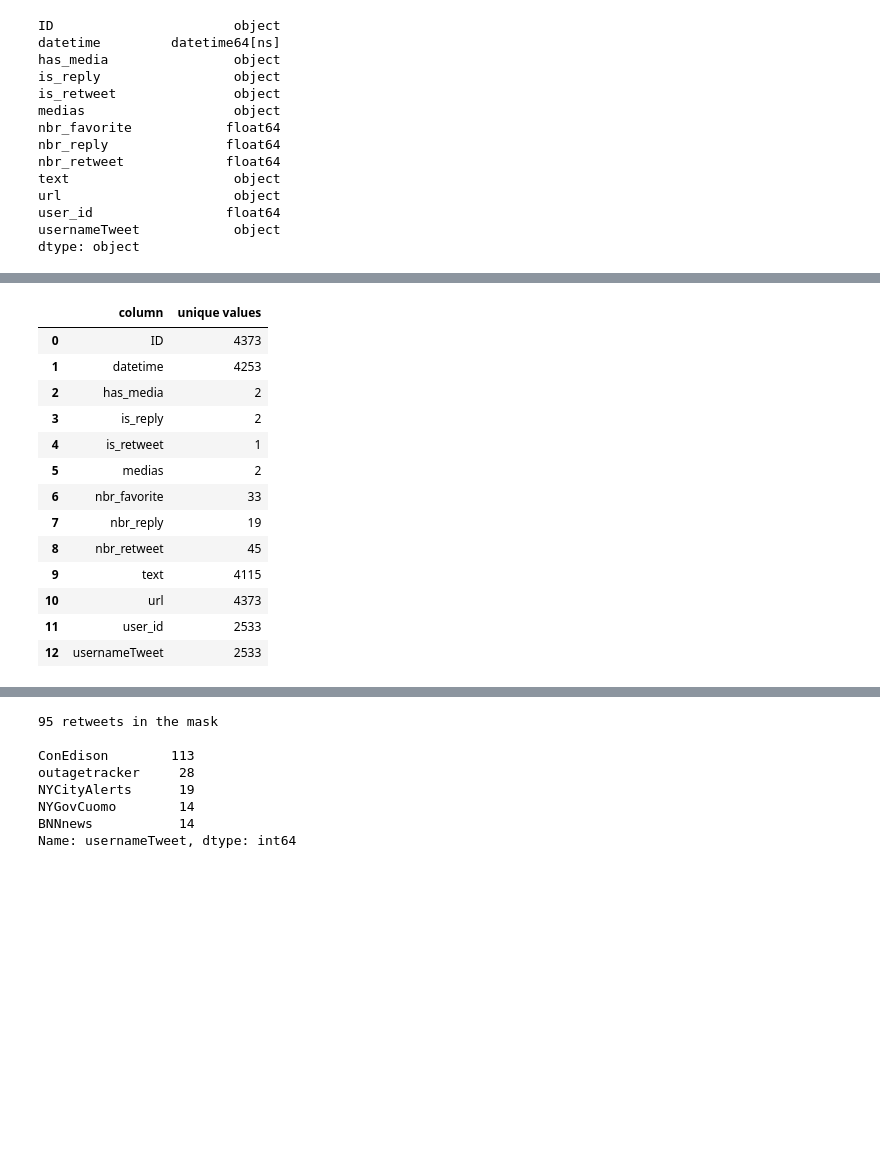
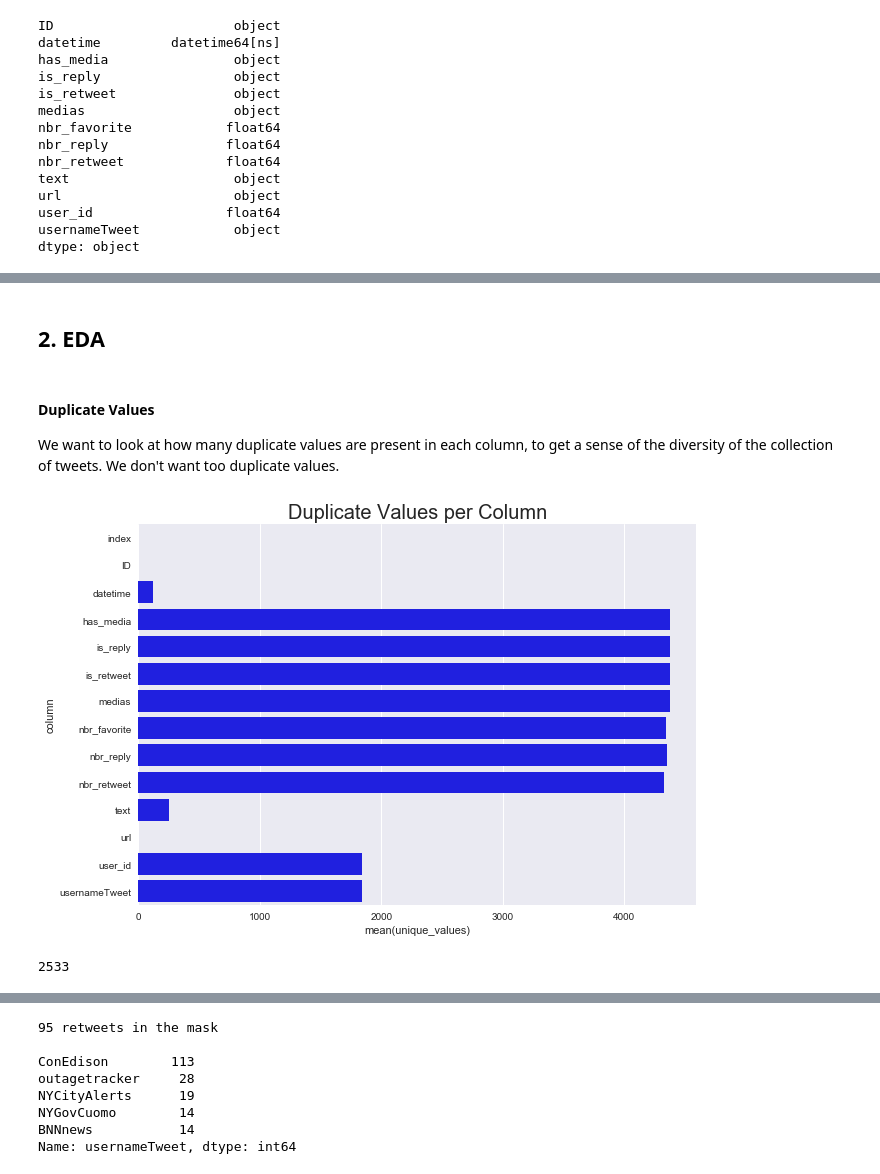
Before and after one commit to iceberg425/Client_Project, a Jupyter notebook: 02_Data_Cleaning_Tweets.ipynb, the cells around one changed output, grey strips where cells are left out. Drawn from its saved outputs; the diff is of its cells as text; code cells hidden in the pictures; blank space fills up the shorter version.

```diff
--- a/02_Data_Cleaning_Tweets.ipynb
+++ b/02_Data_Cleaning_Tweets.ipynb
@@ -230,23 +232,27 @@ dtype: int64
+# %% [markdown]
+## 2. EDA
+# %% [markdown]
+#### Duplicate Values
+We want to look at how many duplicate values are present in each column, to get a sense of the diversity of the collection of tweets. We don't want too duplicate values.
 # %%
+# create a dataframe of all duplicate values
 unique = []
 for i in df.columns:
     uniques = {}
     uniques['column'] = i
-    uniques['unique values'] = df[i].nunique()
+    uniques['unique_values'] = len(df) - df[i].nunique()
     unique.append(uniques)
-pd.DataFrame(unique)
+unique_df = pd.DataFrame(unique)
+
+# plot the dataframe
+plt.figure(figsize=(10, 7))
+sns.barplot(x = unique_df.unique_values,
+            y = unique_df.column,
+            color = 'b')
+plt.title('Duplicate Values per Column', fontsize=20);
 # %% [output]
-|  | column | unique values |
-| 0 | ID | 4373 |
-| 1 | datetime | 4253 |
-| 2 | has_media | 2 |
-| 3 | is_reply | 2 |
-| 4 | is_retweet | 1 |
-| 5 | medias | 2 |
-| 6 | nbr_favorite | 33 |
-| 7 | nbr_reply | 19 |
-| 8 | nbr_retweet | 45 |
-| 9 | text | 4115 |
-| 10 | url | 4373 |
-| 11 | user_id | 2533 |
-| 12 | usernameTweet | 2533 |
+[figure, added]
+# %%
+df.user_id.nunique()
+# %% [output]
+2533
```
Also changed, not shown: parts of 36 cells of this notebook, 1 other file.
